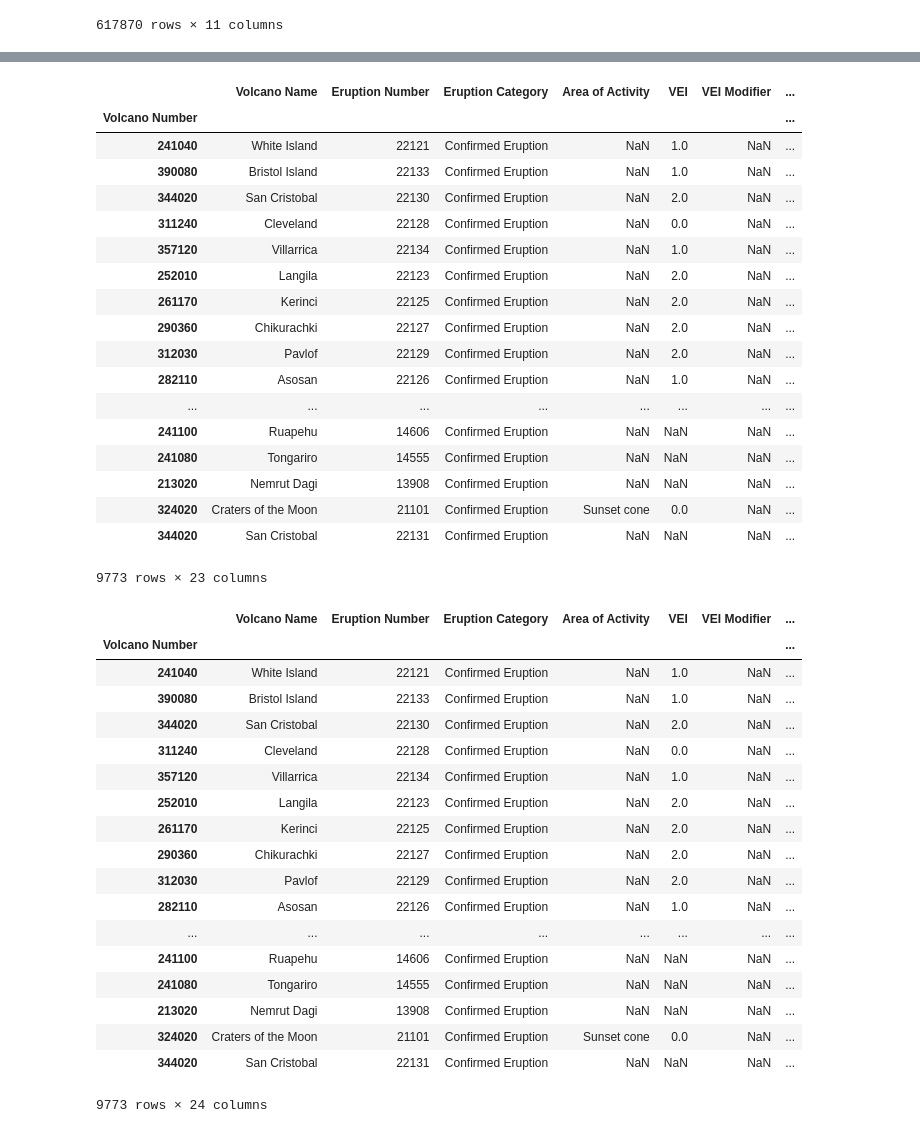
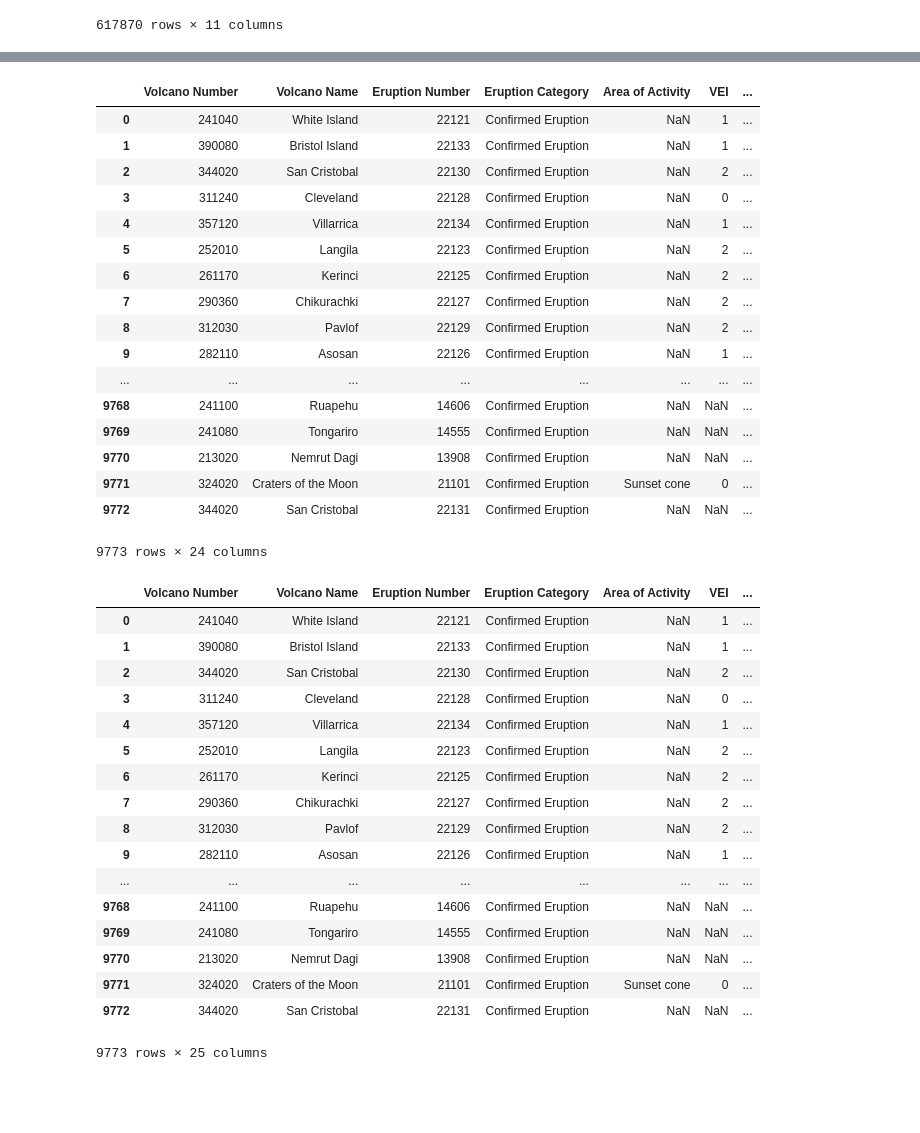
Before and after one commit to cindy233/EarthquakeSequential, a Jupyter notebook: fittoclusters.ipynb, the cells around one changed output, grey strips where cells are left out. Cells and saved outputs as stored; diff of their text form; code cells hidden in the pictures; blank space fills up the shorter version.

```diff
--- a/fittoclusters.ipynb
+++ b/fittoclusters.ipynb
@@ -117,28 +116,27 @@ df1
 # %%
 df1.to_csv('catsearchwcluster.csv')
 # %%
-df2 = pd.read_csv('GVP_Eruption_Results.csv', index_col=0, parse_dates=True)
+df2 = pd.read_csv('GVP_Eruption_Results.csv', dtype=object)
 df2
 # %% [output]
-|  | Volcano Name | Eruption Number | Eruption Category | Area of Activity | VEI | VEI Modifier | ... |
-| Volcano Number |  |  |  |  |  |  | ... |
-| 241040 | White Island | 22121 | Confirmed Eruption | NaN | 1.0 | NaN | ... |
-| 390080 | Bristol Island | 22133 | Confirmed Eruption | NaN | 1.0 | NaN | ... |
-| 344020 | San Cristobal | 22130 | Confirmed Eruption | NaN | 2.0 | NaN | ... |
-| 311240 | Cleveland | 22128 | Confirmed Eruption | NaN | 0.0 | NaN | ... |
-| 357120 | Villarrica | 22134 | Confirmed Eruption | NaN | 1.0 | NaN | ... |
-| 252010 | Langila | 22123 | Confirmed Eruption | NaN | 2.0 | NaN | ... |
-| 261170 | Kerinci | 22125 | Confirmed Eruption | NaN | 2.0 | NaN | ... |
-| 290360 | Chikurachki | 22127 | Confirmed Eruption | NaN | 2.0 | NaN | ... |
-| 312030 | Pavlof | 22129 | Confirmed Eruption | NaN | 2.0 | NaN | ... |
-| 282110 | Asosan | 22126 | Confirmed Eruption | NaN | 1.0 | NaN | ... |
+|  | Volcano Number | Volcano Name | Eruption Number | Eruption Category | Area of Activity | VEI | ... |
+| 0 | 241040 | White Island | 22121 | Confirmed Eruption | NaN | 1 | ... |
+| 1 | 390080 | Bristol Island | 22133 | Confirmed Eruption | NaN | 1 | ... |
+| 2 | 344020 | San Cristobal | 22130 | Confirmed Eruption | NaN | 2 | ... |
+| 3 | 311240 | Cleveland | 22128 | Confirmed Eruption | NaN | 0 | ... |
+| 4 | 357120 | Villarrica | 22134 | Confirmed Eruption | NaN | 1 | ... |
+| 5 | 252010 | Langila | 22123 | Confirmed Eruption | NaN | 2 | ... |
+| 6 | 261170 | Kerinci | 22125 | Confirmed Eruption | NaN | 2 | ... |
+| 7 | 290360 | Chikurachki | 22127 | Confirmed Eruption | NaN | 2 | ... |
+| 8 | 312030 | Pavlof | 22129 | Confirmed Eruption | NaN | 2 | ... |
+| 9 | 282110 | Asosan | 22126 | Confirmed Eruption | NaN | 1 | ... |
 | ... | ... | ... | ... | ... | ... | ... | ... |
-| 241100 | Ruapehu | 14606 | Confirmed Eruption | NaN | NaN | NaN | ... |
-| 241080 | Tongariro | 14555 | Confirmed Eruption | NaN | NaN | NaN | ... |
-| 213020 | Nemrut Dagi | 13908 | Confirmed Eruption | NaN | NaN | NaN | ... |
-| 324020 | Craters of the Moon | 21101 | Confirmed Eruption | Sunset cone | 0.0 | NaN | ... |
-| 344020 | San Cristobal | 22131 | Confirmed Eruption | NaN | NaN | NaN | ... |
+| 9768 | 241100 | Ruapehu | 14606 | Confirmed Eruption | NaN | NaN | ... |
+| 9769 | 241080 | Tongariro | 14555 | Confirmed Eruption | NaN | NaN | ... |
+| 9770 | 213020 | Nemrut Dagi | 13908 | Confirmed Eruption | NaN | NaN | ... |
+| 9771 | 324020 | Craters of the Moon | 21101 | Confirmed Eruption | Sunset cone | 0 | ... |
+| 9772 | 344020 | San Cristobal | 22131 | Confirmed Eruption | NaN | NaN | ... |
-9773 rows × 23 columns
+9773 rows × 24 columns
 # %%
 file = open('GVP_Eruption_Results.csv', 'r')
 
@@ -175,24 +173,23 @@ inds = np.asarray(ind)
 df2['cluster'] = inds
 df2
 # %% [output]
-|  | Volcano Name | Eruption Number | Eruption Category | Area of Activity | VEI | VEI Modifier | ... |
-| Volcano Number |  |  |  |  |  |  | ... |
-| 241040 | White Island | 22121 | Confirmed Eruption | NaN | 1.0 | NaN | ... |
-| 390080 | Bristol Island | 22133 | Confirmed Eruption | NaN | 1.0 | NaN | ... |
-| 344020 | San Cristobal | 22130 | Confirmed Eruption | NaN | 2.0 | NaN | ... |
-| 311240 | Cleveland | 22128 | Confirmed Eruption | NaN | 0.0 | NaN | ... |
-| 357120 | Villarrica | 22134 | Confirmed Eruption | NaN | 1.0 | NaN | ... |
-| 252010 | Langila | 22123 | Confirmed Eruption | NaN | 2.0 | NaN | ... |
-| 261170 | Kerinci | 22125 | Confirmed Eruption | NaN | 2.0 | NaN | ... |
-| 290360 | Chikurachki | 22127 | Confirmed Eruption | NaN | 2.0 | NaN | ... |
-| 312030 | Pavlof | 22129 | Confirmed Eruption | NaN | 2.0 | NaN | ... |
-| 282110 | Asosan | 22126 | Confirmed Eruption | NaN | 1.0 | NaN | ... |
+|  | Volcano Number | Volcano Name | Eruption Number | Eruption Category | Area of Activity | VEI | ... |
+| 0 | 241040 | White Island | 22121 | Confirmed Eruption | NaN | 1 | ... |
+| 1 | 390080 | Bristol Island | 22133 | Confirmed Eruption | NaN | 1 | ... |
+| 2 | 344020 | San Cristobal | 22130 | Confirmed Eruption | NaN | 2 | ... |
+| 3 | 311240 | Cleveland | 22128 | Confirmed Eruption | NaN | 0 | ... |
+| 4 | 357120 | Villarrica | 22134 | Confirmed Eruption | NaN | 1 | ... |
+| 5 | 252010 | Langila | 22123 | Confirmed Eruption | NaN | 2 | ... |
+| 6 | 261170 | Kerinci | 22125 | Confirmed Eruption | NaN | 2 | ... |
+| 7 | 290360 | Chikurachki | 22127 | Confirmed Eruption | NaN | 2 | ... |
+| 8 | 312030 | Pavlof | 22129 | Confirmed Eruption | NaN | 2 | ... |
+| 9 | 282110 | Asosan | 22126 | Confirmed Eruption | NaN | 1 | ... |
 | ... | ... | ... | ... | ... | ... | ... | ... |
-| 241100 | Ruapehu | 14606 | Confirmed Eruption | NaN | NaN | NaN | ... |
-| 241080 | Tongariro | 14555 | Confirmed Eruption | NaN | NaN | NaN | ... |
-| 213020 | Nemrut Dagi | 13908 | Confirmed Eruption | NaN | NaN | NaN | ... |
-| 324020 | Craters of the Moon | 21101 | Confirmed Eruption | Sunset cone | 0.0 | NaN | ... |
-| 344020 | San Cristobal | 22131 | Confirmed Eruption | NaN | NaN | NaN | ... |
+| 9768 | 241100 | Ruapehu | 14606 | Confirmed Eruption | NaN | NaN | ... |
+| 9769 | 241080 | Tongariro | 14555 | Confirmed Eruption | NaN | NaN | ... |
+| 9770 | 213020 | Nemrut Dagi | 13908 | Confirmed Eruption | NaN | NaN | ... |
+| 9771 | 324020 | Craters of the Moon | 21101 | Confirmed Eruption | Sunset cone | 0 | ... |
+| 9772 | 344020 | San Cristobal | 22131 | Confirmed Eruption | NaN | NaN | ... |
-9773 rows × 24 columns
+9773 rows × 25 columns
 # %%
 df2.to_csv('volcluster.csv')
```
Also changed, not shown: parts of 5 cells of this notebook, 5 other files.
